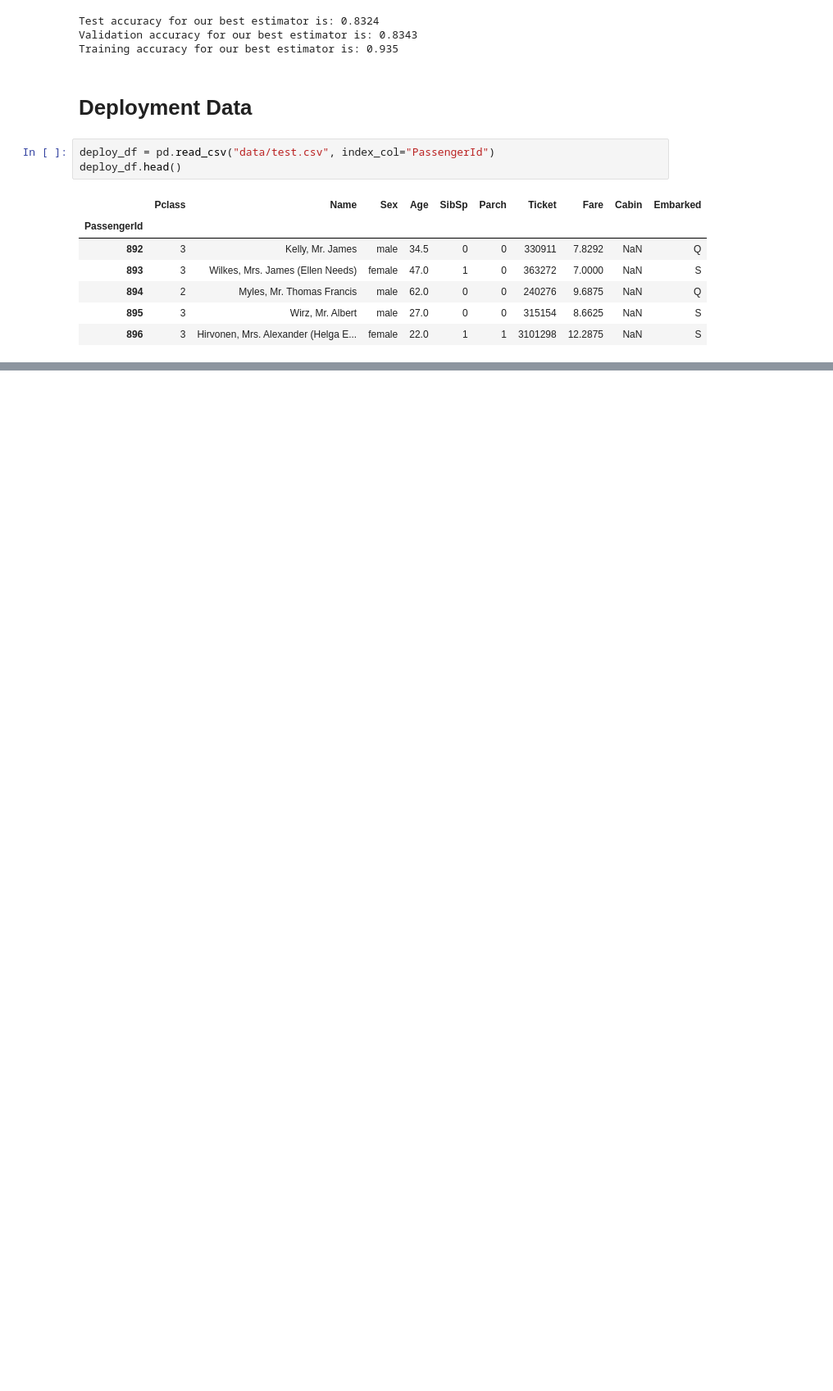
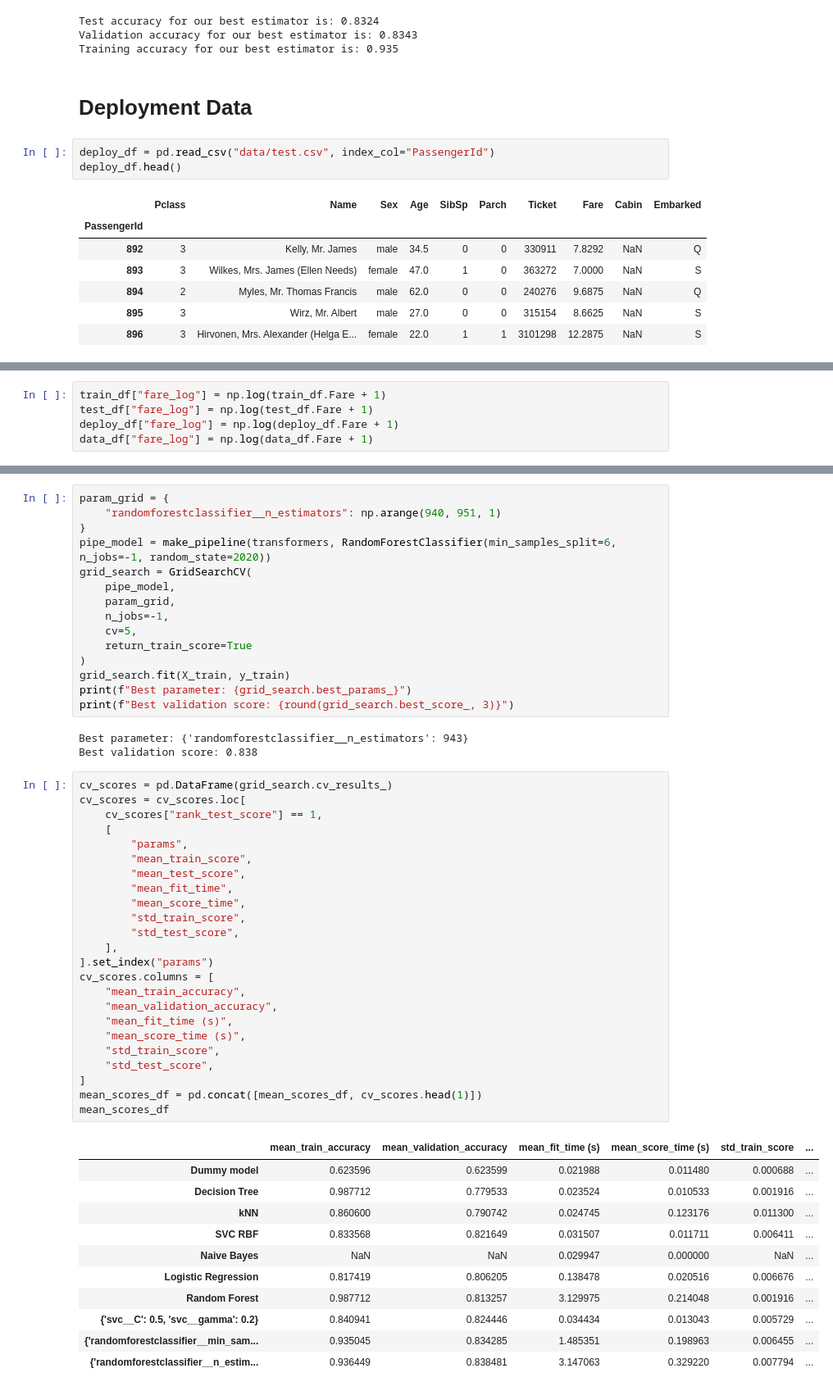
Before and after one commit to debanandasarkar/Kaggle_Titanic, a Jupyter notebook: Titanic_notebook.ipynb, the cells around one changed output, grey strips where cells are left out. Shown at 82% size. Cells and saved outputs as stored; diff of their text form; blank space fills up the shorter version.

```diff
--- a/Titanic_notebook.ipynb
+++ b/Titanic_notebook.ipynb
@@ -470,0 +622,5 @@ final_prediction = pd.DataFrame(
+# %%
+train_df["fare_log"] = np.log(train_df.Fare + 1)
+test_df["fare_log"] = np.log(test_df.Fare + 1)
+deploy_df["fare_log"] = np.log(deploy_df.Fare + 1)
+data_df["fare_log"] = np.log(data_df.Fare + 1)
@@ -470,0 +673,54 @@ final_prediction = pd.DataFrame(
+# %%
+param_grid = {
+    "randomforestclassifier__n_estimators": np.arange(940, 951, 1)
+}
+pipe_model = make_pipeline(transformers, RandomForestClassifier(min_samples_split=6, n_jobs=-1, random_state=2020))
+grid_search = GridSearchCV(
+    pipe_model,
+    param_grid,
+    n_jobs=-1,
+    cv=5,
+    return_train_score=True
+)
+grid_search.fit(X_train, y_train)
+print(f"Best parameter: {grid_search.best_params_}")
+print(f"Best validation score: {round(grid_search.best_score_, 3)}")
+# %% [output]
+Best parameter: {'randomforestclassifier__n_estimators': 943}
+Best validation score: 0.838
+# %%
+cv_scores = pd.DataFrame(grid_search.cv_results_)
+cv_scores = cv_scores.loc[
+    cv_scores["rank_test_score"] == 1,
+    [
+        "params",
+        "mean_train_score",
+        "mean_test_score",
+        "mean_fit_time",
+        "mean_score_time",
+        "std_train_score",
+        "std_test_score",
+    ],
+].set_index("params")
+cv_scores.columns = [
+    "mean_train_accuracy",
+    "mean_validation_accuracy",
+    "mean_fit_time (s)",
+    "mean_score_time (s)",
+    "std_train_score",
+    "std_test_score",
+]
+mean_scores_df = pd.concat([mean_scores_df, cv_scores.head(1)])
+mean_scores_df
+# %% [output]
+|  | mean_train_accuracy | mean_validation_accuracy | mean_fit_time (s) | mean_score_time (s) | std_train_score | ... |
+| Dummy model | 0.623596 | 0.623599 | 0.021988 | 0.011480 | 0.000688 | ... |
+| Decision Tree | 0.987712 | 0.779533 | 0.023524 | 0.010533 | 0.001916 | ... |
+| kNN | 0.860600 | 0.790742 | 0.024745 | 0.123176 | 0.011300 | ... |
+| SVC RBF | 0.833568 | 0.821649 | 0.031507 | 0.011711 | 0.006411 | ... |
+| Naive Bayes | NaN | NaN | 0.029947 | 0.000000 | NaN | ... |
+| Logistic Regression | 0.817419 | 0.806205 | 0.138478 | 0.020516 | 0.006676 | ... |
+| Random Forest | 0.987712 | 0.813257 | 3.129975 | 0.214048 | 0.001916 | ... |
+| {'svc__C': 0.5, 'svc__gamma': 0.2} | 0.840941 | 0.824446 | 0.034434 | 0.013043 | 0.005729 | ... |
+| {'randomforestclassifier__min_sam... | 0.935045 | 0.834285 | 1.485351 | 0.198963 | 0.006455 | ... |
+| {'randomforestclassifier__n_estim... | 0.936449 | 0.838481 | 3.147063 | 0.329220 | 0.007794 | ... |
```
Also changed, not shown: parts of 47 cells of this notebook, 1 other file.
